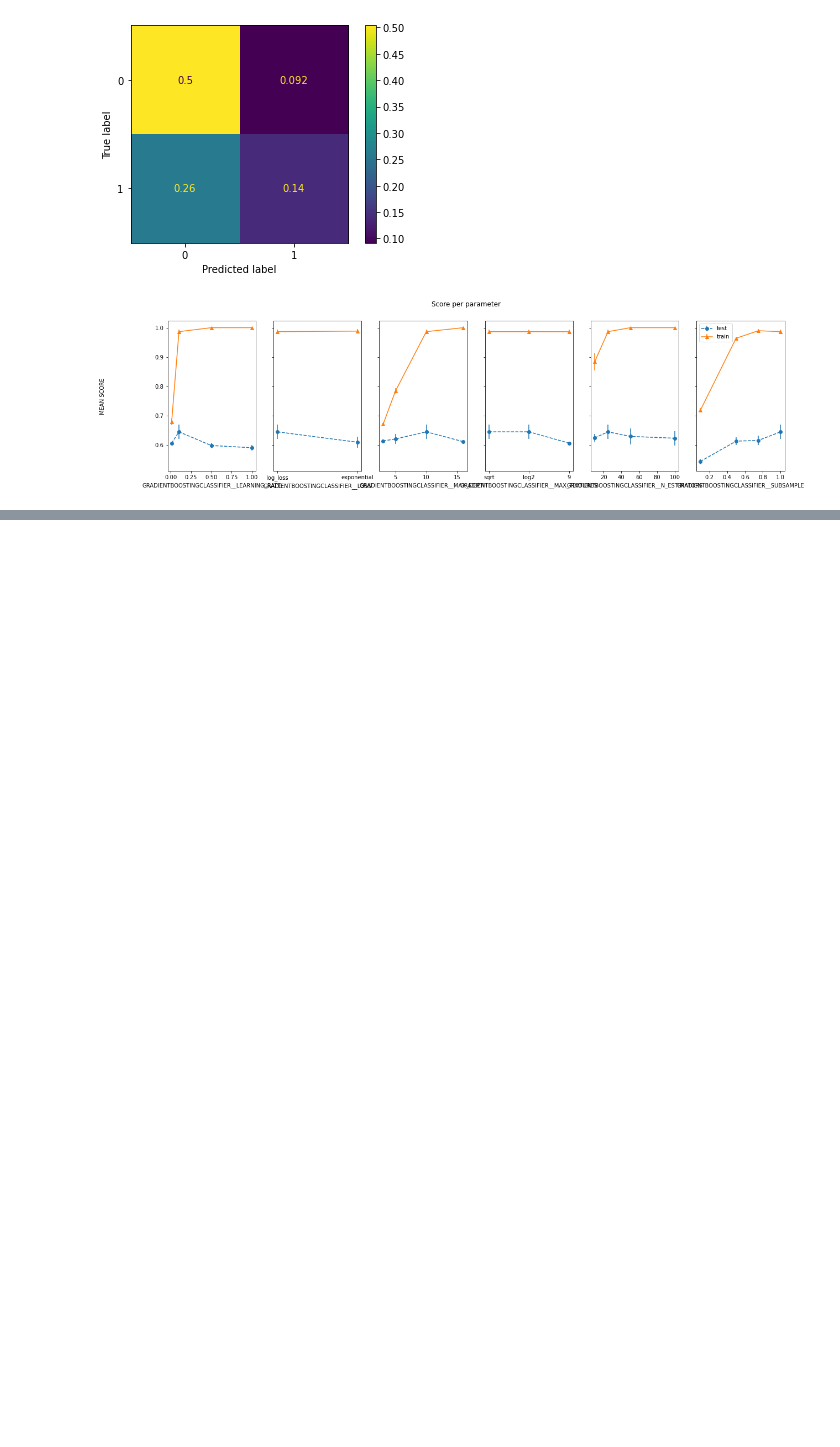
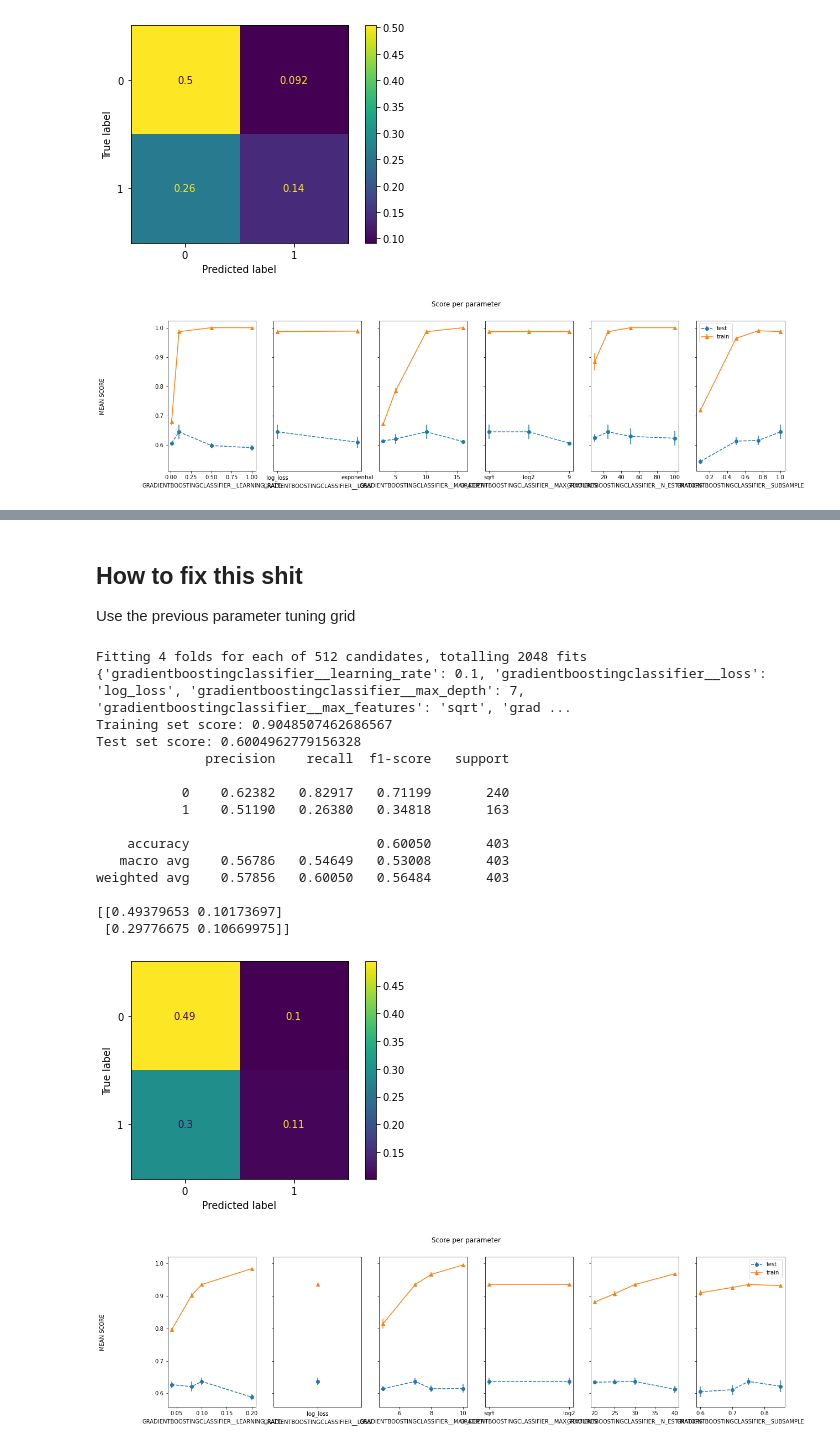
Before and after one commit to lachlanpotter/Water-Potability, a Jupyter notebook: Cleaning data.ipynb, the cells around one changed output, grey strips where cells are left out. Saved outputs shown, nothing was run; the diff lists cells and outputs as text; code cells hidden in the pictures; blank space fills up the shorter version.

```diff
--- a/Cleaning data.ipynb
+++ b/Cleaning data.ipynb
@@ -756,0 +684,44 @@ IndexError: list index out of range
+# %% [markdown]
+## How to fix this shit
+Use the previous parameter tuning grid
+# %%
+# Defining a finer parameter grid
+# Gradient Boosted Trees:
+gb = GradientBoostingClassifier(random_state=seed_choice)
+
+#(random_state=seed_choice, n_estimators=25, loss='log_loss', learning_rate=.1, subsample=0.75, max_depth=3, max_features=9)
+
+gb_param_grid = {'gradientboostingclassifier__n_estimators': [20, 25, 30, 40],
+                 'gradientboostingclassifier__loss': ['log_loss'],
+                 'gradientboostingclassifier__learning_rate': [0.04, 0.08, 0.1, 0.2],
+                 'gradientboostingclassifier__subsample': [0.6, 0.7, 0.75, 0.85],
+                 'gradientboostingclassifier__max_depth': [5, 7, 8, 10],
+                 'gradientboostingclassifier__max_features': ['sqrt', 'log2'],
+                }
+# %%
+# define names for model
+model_name = gb
+param_grid = gb_param_grid
+scorer = make_scorer(accuracy_score)
+#scorer = make_scorer(recall_score)
+
+# run model workflow
+search_train_evaluate_plot(model_name, param_grid, scorer)
+# %% [output]
+Fitting 4 folds for each of 512 candidates, totalling 2048 fits
+{'gradientboostingclassifier__learning_rate': 0.1, 'gradientboostingclassifier__loss': 'log_loss', 'gradientboostingclassifier__max_depth': 7, 'gradientboostingclassifier__max_features': 'sqrt', 'grad ...
+Training set score: 0.9048507462686567
+Test set score: 0.6004962779156328
+              precision    recall  f1-score   support
+
+           0    0.62382   0.82917   0.71199       240
+           1    0.51190   0.26380   0.34818       163
+
+    accuracy                        0.60050       403
+   macro avg    0.56786   0.54649   0.53008       403
+weighted avg    0.57856   0.60050   0.56484       403
+
+[[0.49379653 0.10173697]
+ [0.29776675 0.10669975]]
+[figure, added]
+[figure, added]
```
Also changed, not shown: parts of 11 cells of this notebook.
